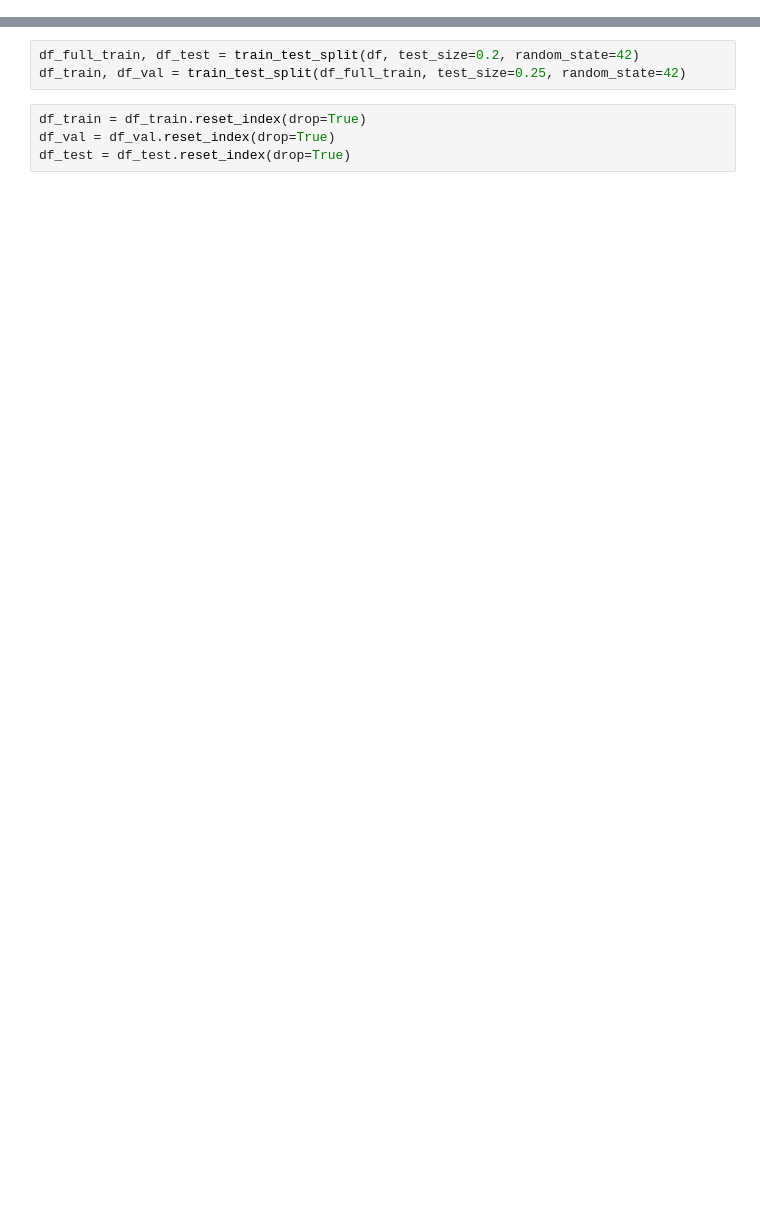
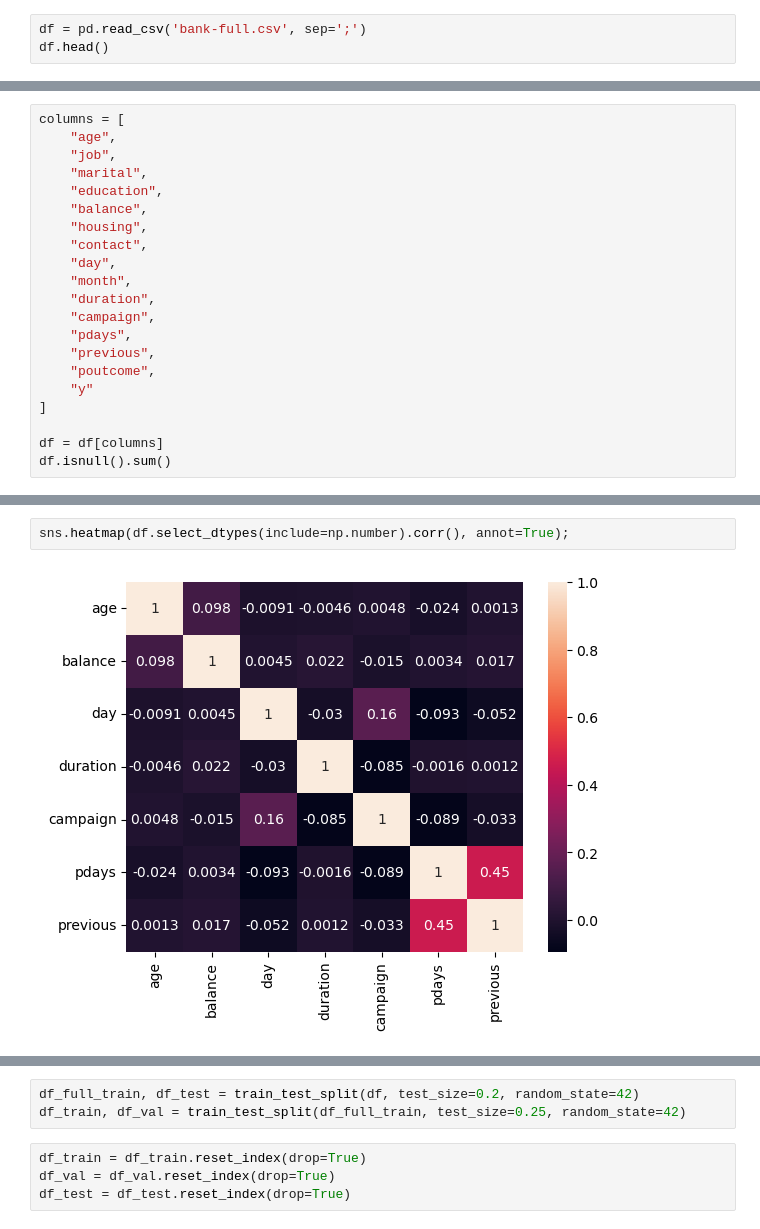
Before and after one commit to Koda98/ml-zoomcamp, a Jupyter notebook: 03-classification/hw3.ipynb, the cells around one changed output, grey strips where cells are left out. Cells and saved outputs as stored; diff of their text form; blank space fills up the shorter version.

```diff
--- a/03-classification/hw3.ipynb
+++ b/03-classification/hw3.ipynb
@@ -304,0 +27,3 @@ memory usage: 930.9+ KB
+# %%
+df = pd.read_csv('bank-full.csv', sep=';')
+df.head()
@@ -304,0 +62,21 @@ memory usage: 930.9+ KB
+# %%
+columns = [
+    "age",
+    "job",
+    "marital",
+    "education",
+    "balance",
+    "housing",
+    "contact",
+    "day",
+    "month",
+    "duration",
+    "campaign",
+    "pdays",
+    "previous",
+    "poutcome",
+    "y"
+]
+
+df = df[columns]
+df.isnull().sum()
@@ -304,0 +126,4 @@ memory usage: 930.9+ KB
+# %%
+sns.heatmap(df.select_dtypes(include=np.number).corr(), annot=True);
+# %% [output]
+[figure, added]
```
Also changed, not shown: parts of 60 cells of this notebook, 2 other files.
